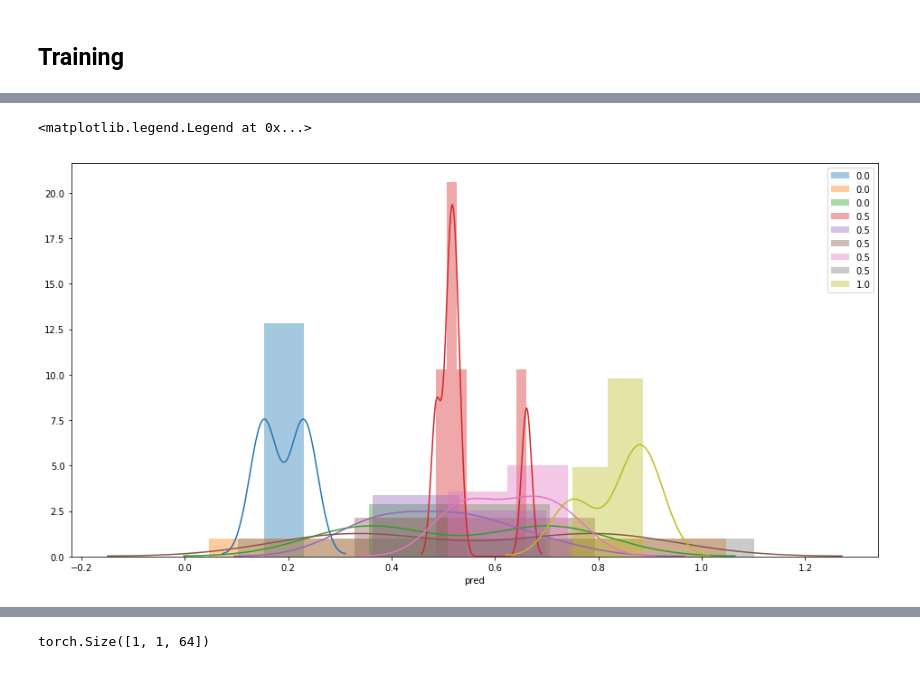
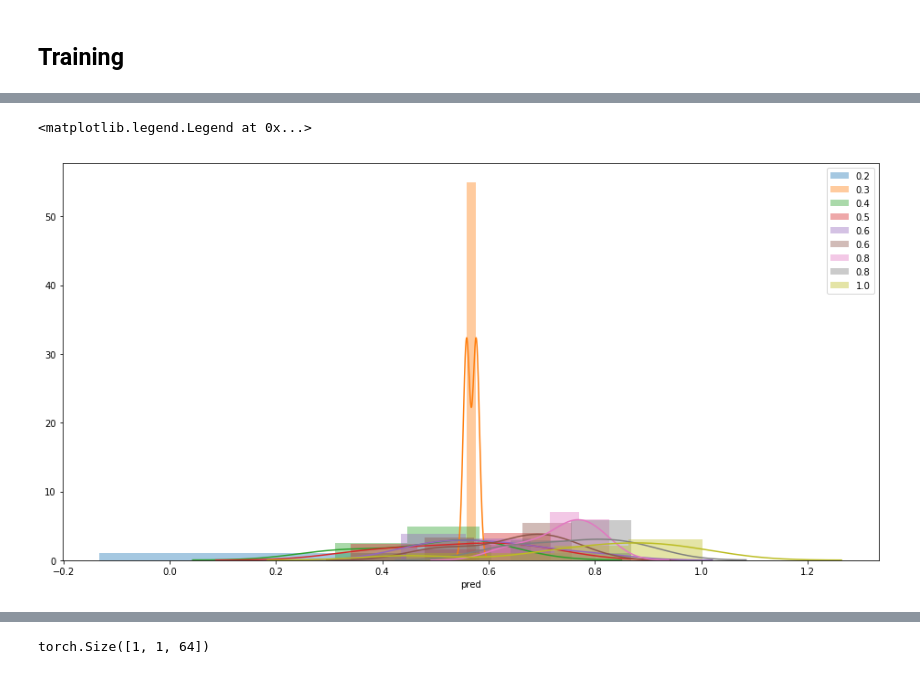
Before and after one commit to zxzhaixiang/QMDB, a Jupyter notebook: model/RecSys_0.5.ipynb, the cells around one changed output, grey strips where cells are left out. Cells and saved outputs as stored; diff of their text form; code cells hidden in the pictures.

```diff
--- a/model/RecSys_0.5.ipynb
+++ b/model/RecSys_0.5.ipynb
@@ -203,6 +236,6 @@ Check if resampled indices covers all the original indices: True
 # %%
-#ind = train_idx
-ind = train_idx_resampled
+ind = train_idx
+#ind = train_idx_resampled
 
 train_dataset = torch.utils.data.TensorDataset(
     U[ind], M[ind], R[ind])
@@ -337,13 +370,13 @@ epoch_num = 50
 # %%
 def lr_schedular(optimizer, epoch):
     if(epoch<2):
-        lr = 0.002
+        lr = 0.001
     elif(epoch<10):
-        lr = 0.001
+        lr = 0.0006
     elif (epoch<20):
-        lr = 0.0005
+        lr = 0.0004
     else:
-        lr = 0.00025
+        lr = 0.0002
 
     for param_group in optimizer.param_groups:
         param_group['lr']=lr
@@ -371,7 +404,7 @@ def get_query_tensor(movieIds):
     res = []
     for i in movieIds.detach().cpu().numpy().flatten():
         n_kw = len(kw_by_movie[i])
-        kws = random.sample(kw_by_movie[i], random.randrange(min(n_kw,5),n_kw))
+        kws = random.choices(kw_by_movie[i], weights = kw_relevance_by_movie[i], k = random.randint(5,15))
         res.append(get_embedding(kws))
 
     return torch.cat(res,dim=0).to(device)
@@ -514,8 +567,8 @@ with torch.no_grad():
     for i, (u, m,r) in enumerate(val_loader):
         U, I, R = u.to(device), m.to(device), r.to(device)
         irrelevant_movie = get_irrelevant_movies(m)
-        Q = get_query_tensor(m)
-        Q_irrelevant = get_query_tensor(irrelevant_movie)
+        Q = Qkw[m.detach().cpu().numpy()].to(device)
+        Q_irrelevant = Qkw[irrelevant_movie.detach().cpu().numpy()].to(device)
 
         rel_score, rhat = CF(U, I, G[m], Q)
         irrel_score, _ = CF(U, I, G[irrelevant_movie], Q_irrelevant)
@@ -629,13 +686,13 @@ sns.categorical.violinplot(x="real", y="pred", split=True,  data=pd_df, palette=
 # %%
 rs = list(pd_df['real'].unique())
 rs.sort()
 plt.figure(figsize=(16,8))
 for r in rs:
-    sns.distplot(pd_df['pred'][pd_df['real']==r], label=str(int(r*2)/2))
+    sns.distplot(pd_df['pred'][pd_df['real']==r], label=str(int(r*10)/10))
 plt.legend()
 # %% [output]
 <matplotlib.legend.Legend at 0x...>
-[figure, old version]
+[figure, new version]
 # %%
 genre_weight = CF.genres_layers[0].weight.detach().cpu().numpy().T
 
```
Also changed, not shown: parts of 35 cells of this notebook.
